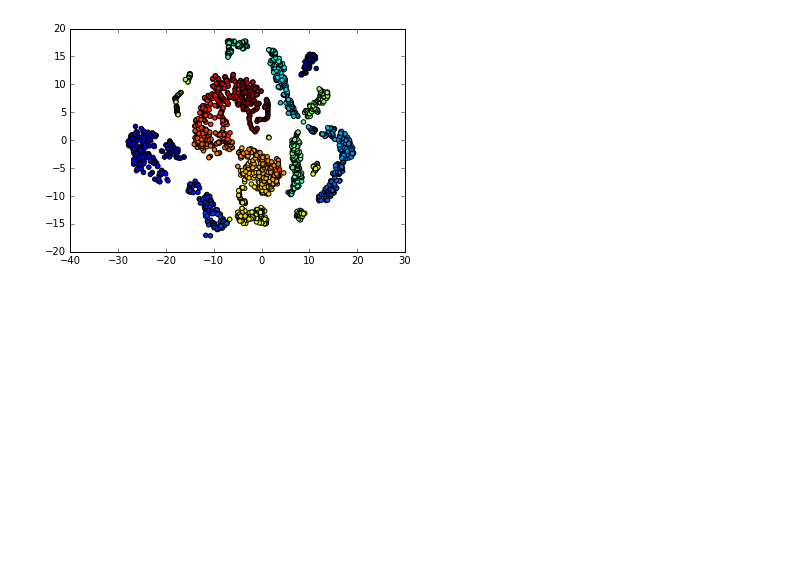
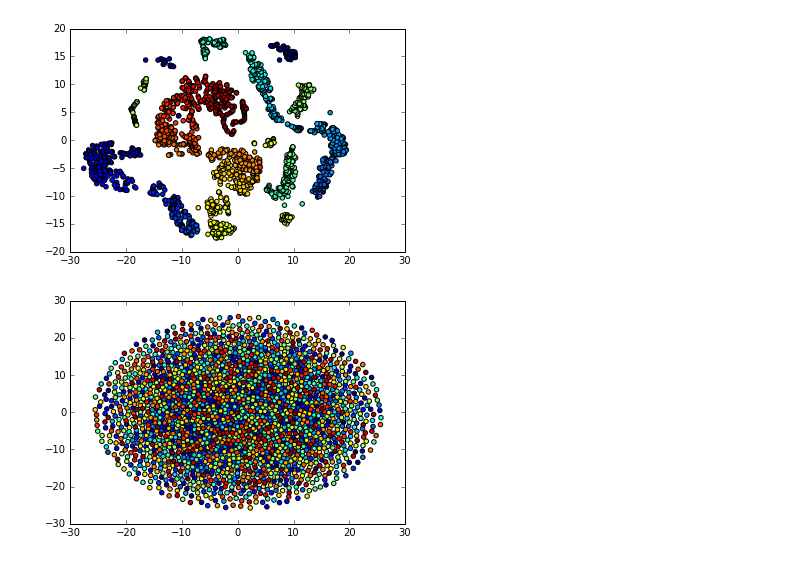
Before and after one commit to informatics-lab/hadobs-sandpit, a Jupyter notebook: tsne.ipynb, the cells around one changed output. Cells and saved outputs as stored; diff of their text form; code cells hidden in the pictures; blank space fills up the shorter version.

```diff
--- a/tsne.ipynb
+++ b/tsne.ipynb
@@ -13,9 +13,10 @@ def load_temp(n):
     crut_file = "/Users/admin/Downloads/HadCRUT.4.4.0.0.anomalies.1_to_10_netcdf/HadCRUT.4.4.0.0.anomalies.%d.nc"%n
     crut = iris.load(crut_file)
     temp = crut[0]
-    norm_temp = temp / max(temp.data.filled().max(), -temp.data.filled().min())
-    norm_temp.data.set_fill_value(temp.data.mean())
-    return norm_temp
+    for t in range(temp.data.shape[0]):
+        temp.data[t] = temp.data[t] / max(temp.data[t].max(), -temp.data[t].min())
+        temp.data[t].set_fill_value(temp.data[t].mean())
+    return temp
 
 temps = []
 for i in range(1,11):
@@ -34,0 +36,18 @@ temps
+# %%
+def load_temp(n):
+    crut_file = "/Users/admin/Downloads/HadCRUT.4.4.0.0.anomalies.1_to_10_netcdf/HadCRUT.4.4.0.0.anomalies.%d.nc"%n
+    crut = iris.load(crut_file)
+    temp = crut[0]
+    temp.data.set_fill_value(temp.data.mean())
+    norm_temp = temp / max(temp.data.filled().max(), -temp.data.filled().min())
+#     norm_temp = temp / -1e+30
+#     norm_temp = iris.cube.Cube(np.ma.array(np.ones(temp.shape)))
+#     norm_temp = temp
+    norm_temp.data.set_fill_value(norm_temp.data.mean())
+#     norm_temp.data.set_fill_value(1)
+    return norm_temp
+
+temps = []
+for i in range(1,11):
+    temps.append(load_temp(i))
+temps
@@ -40,12 +70,17 @@ def show_tsne(timeseries):
     result = tsne.fit_transform(timeseries.data.filled().reshape(timesteps, pts))
     plt.scatter(result[:, 0], result[:, 1], c=np.arange(timesteps))
     plt.show()
+# %%
+def show_both(timeseries):
+    show_tsne(iris.cube.Cube(np.ma.array(timeseries.data.mask.astype(int))))
+    show_tsne(timeseries)
 # %%
 # full time series
 # %%
-show_tsne(temps[0])
+show_both(temps[0])
 # %% [output]
-[figure, old version]
+[figure, new version]
+[figure, added]
 # %%
 # first half of timesteps
 # %%
```
Also changed, not shown: parts of 8 cells of this notebook.
